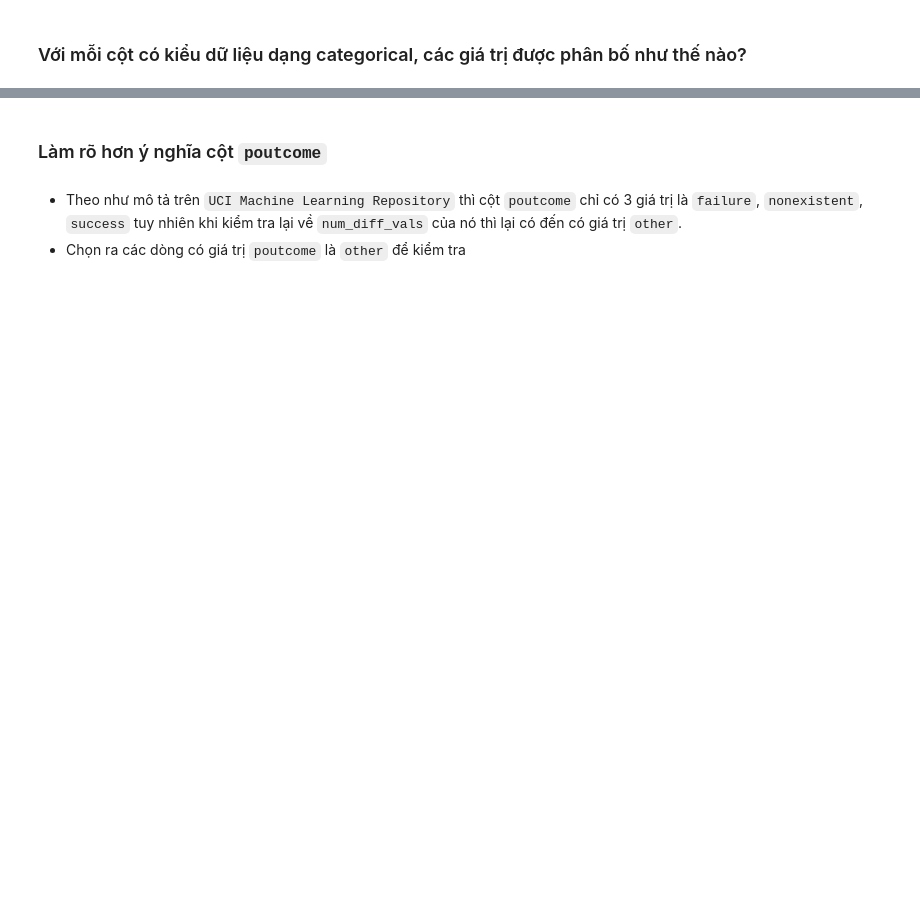
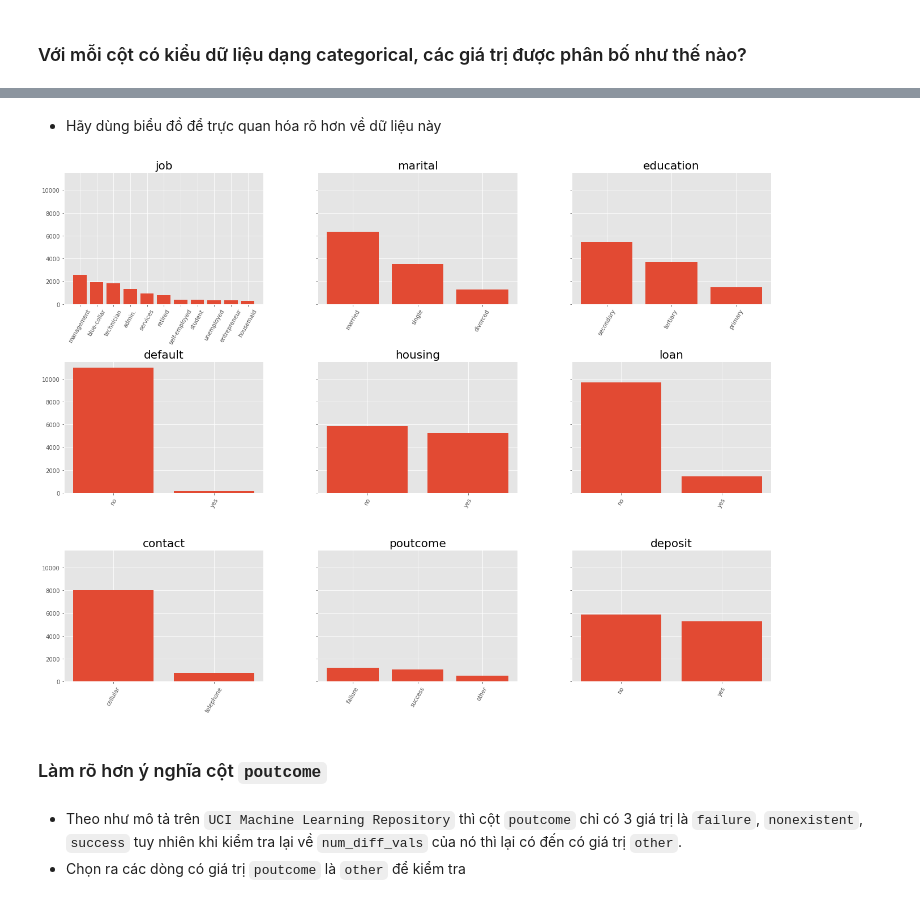
Before and after one commit to gotoSleepzzz/P4DS_final_project, a Jupyter notebook: Final.ipynb, the cells around one changed output, grey strips where cells are left out. Saved outputs shown, nothing was run; the diff lists cells and outputs as text; code cells hidden in the pictures; blank space fills up the shorter version.

```diff
--- a/Final.ipynb
+++ b/Final.ipynb
@@ -195,3 +202,29 @@ cate_col_profiles_df
+# %% [markdown]
+- Hãy dùng biểu đồ để trực quan hóa rõ hơn về dữ liệu này
+# %%
+fig, axs = plt.subplots(3, 3, sharex=False, sharey=True, figsize=(20, 15))
+fig.tight_layout(pad=8.0)
+
+counter = 0
+for cat_column in cate_cols:
+    value_counts = bank_df[cat_column].value_counts()
+
+    trace_x = counter // 3
+    trace_y = counter % 3
+    x_pos = np.arange(0, len(value_counts))
+
+    axs[trace_x, trace_y].bar(x_pos, value_counts.values, tick_label = value_counts.index)
+
+    axs[trace_x, trace_y].set_title(cat_column,fontsize=20)
+
+    for tick in axs[trace_x, trace_y].get_xticklabels():
+        tick.set_rotation(60)
+
+    counter += 1
+
+plt.show()
+# %% [output]
+[figure, added]
 # %% [markdown]
 ### Làm rõ hơn ý nghĩa cột `poutcome`
 # %% [markdown]
```
Also changed, not shown: parts of 34 cells of this notebook.
